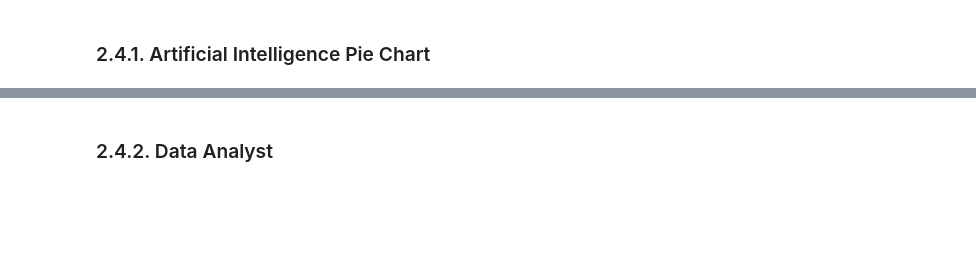
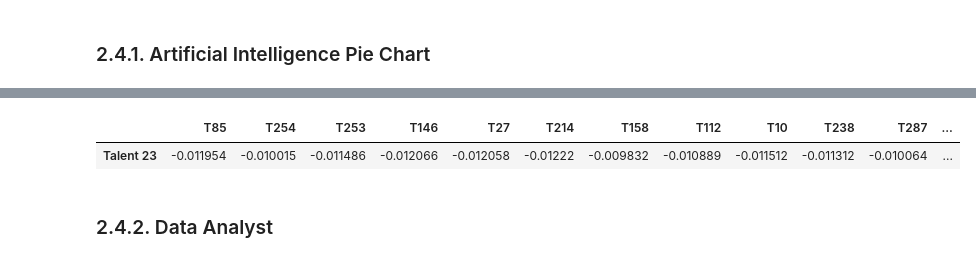
Before and after one commit to TK-Bunga-Matahari/shinchan, a Jupyter notebook: project1_task-management/solution/competency_assesment/manpower_planning.ipynb, the cells around one changed output, grey strips where cells are left out. Drawn from its saved outputs; the diff is of its cells as text; code cells hidden in the pictures; blank space fills up the shorter version.

```diff
--- a/project1_task-management/solution/competency_assesment/manpower_planning.ipynb
+++ b/project1_task-management/solution/competency_assesment/manpower_planning.ipynb
@@ -110,3 +97,6 @@ result_moo.head()
+# %%
+score = pd.read_csv('./output_VM/3_gap_0.025/score.csv', index_col=[0])
+score
 # %% [markdown]
 ## 1.3. Estimated Salary Data
 # %%
@@ -733,3 +438,8 @@ plt.show()
+# %%
+score.loc[['Talent 23']]
+# %% [output]
+|  | T85 | T254 | T253 | T146 | T27 | T214 | T158 | T112 | T10 | T238 | T287 | ... |
+| Talent 23 | -0.011954 | -0.010015 | -0.011486 | -0.012066 | -0.012058 | -0.01222 | -0.009832 | -0.010889 | -0.011512 | -0.011312 | -0.010064 | ... |
 # %% [markdown]
 ### 2.4.2. Data Analyst
 # %%
```
Also changed, not shown: parts of 44 cells of this notebook.
